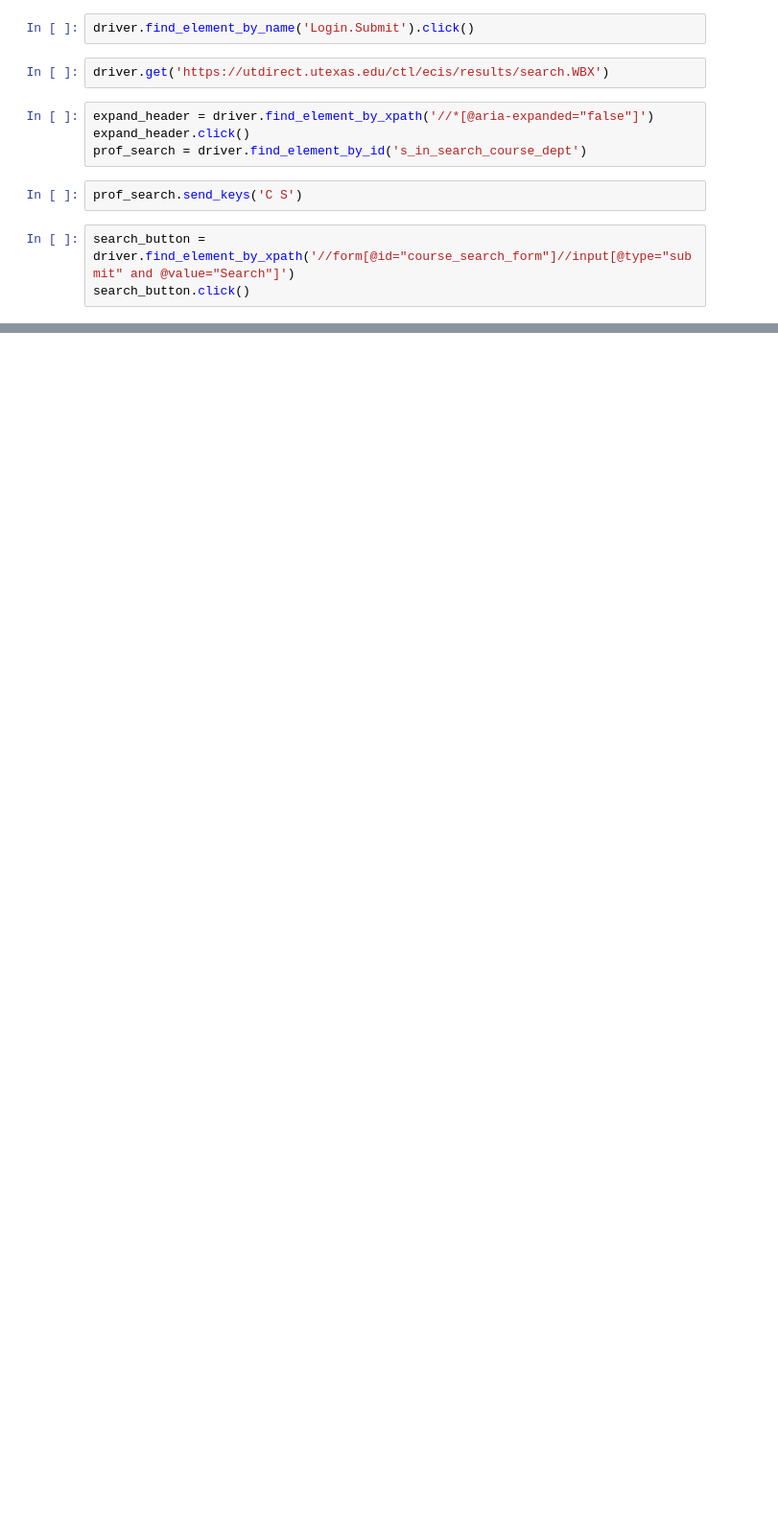
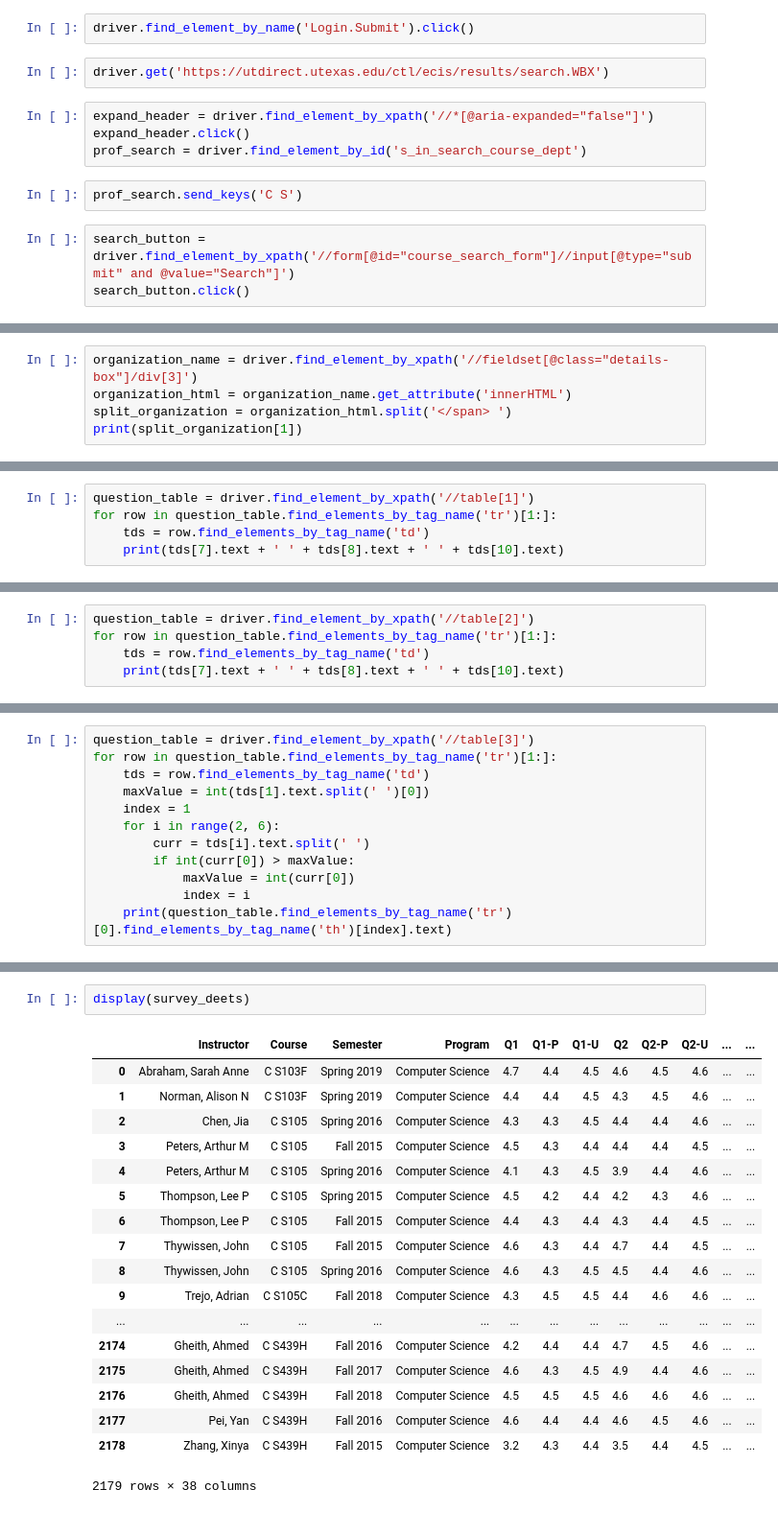
Before and after one commit to TxConvergentAdmin/bt-f19-nlp--school, a Jupyter notebook: ratings/CIS scrape prototype.ipynb, the cells around one changed output, grey strips where cells are left out. Shown: that part at 96% size. Drawn from its saved outputs; the diff is of its cells as text; blank space fills up the shorter version.

Commit message:
finished cis scraping + csv of cs course data

```diff
--- a/ratings/CIS scrape prototype.ipynb
+++ b/ratings/CIS scrape prototype.ipynb
@@ -49,0 +95,5 @@ https://utdirect.utexas.edu/ctl/ecis/results/view_results.WBX?s_me_cis_id=200995
+# %%
+organization_name = driver.find_element_by_xpath('//fieldset[@class="details-box"]/div[3]')
+organization_html = organization_name.get_attribute('innerHTML')
+split_organization = organization_html.split('</span> ')
+print(split_organization[1])
@@ -49,0 +102,5 @@ https://utdirect.utexas.edu/ctl/ecis/results/view_results.WBX?s_me_cis_id=200995
+# %%
+question_table = driver.find_element_by_xpath('//table[1]')
+for row in question_table.find_elements_by_tag_name('tr')[1:]:
+    tds = row.find_elements_by_tag_name('td')
+    print(tds[7].text + ' ' + tds[8].text + ' ' + tds[10].text)
@@ -49,0 +117,5 @@ https://utdirect.utexas.edu/ctl/ecis/results/view_results.WBX?s_me_cis_id=200995
+# %%
+question_table = driver.find_element_by_xpath('//table[2]')
+for row in question_table.find_elements_by_tag_name('tr')[1:]:
+    tds = row.find_elements_by_tag_name('td')
+    print(tds[7].text + ' ' + tds[8].text + ' ' + tds[10].text)
@@ -49,0 +125,12 @@ https://utdirect.utexas.edu/ctl/ecis/results/view_results.WBX?s_me_cis_id=200995
+# %%
+question_table = driver.find_element_by_xpath('//table[3]')
+for row in question_table.find_elements_by_tag_name('tr')[1:]:
+    tds = row.find_elements_by_tag_name('td')
+    maxValue = int(tds[1].text.split(' ')[0])
+    index = 1
+    for i in range(2, 6):
+        curr = tds[i].text.split(' ')
+        if int(curr[0]) > maxValue:
+            maxValue = int(curr[0])
+            index = i
+    print(question_table.find_elements_by_tag_name('tr')[0].find_elements_by_tag_name('th')[index].text)
@@ -49,0 +205,21 @@ https://utdirect.utexas.edu/ctl/ecis/results/view_results.WBX?s_me_cis_id=200995
+# %%
+display(survey_deets)
+# %% [output]
+|  | Instructor | Course | Semester | Program | Q1 | Q1-P | Q1-U | Q2 | Q2-P | Q2-U | ... | ... |
+| 0 | Abraham, Sarah Anne | C S103F | Spring 2019 | Computer Science | 4.7 | 4.4 | 4.5 | 4.6 | 4.5 | 4.6 | ... | ... |
+| 1 | Norman, Alison N | C S103F | Spring 2019 | Computer Science | 4.4 | 4.4 | 4.5 | 4.3 | 4.5 | 4.6 | ... | ... |
+| 2 | Chen, Jia | C S105 | Spring 2016 | Computer Science | 4.3 | 4.3 | 4.5 | 4.4 | 4.4 | 4.6 | ... | ... |
+| 3 | Peters, Arthur M | C S105 | Fall 2015 | Computer Science | 4.5 | 4.3 | 4.4 | 4.4 | 4.4 | 4.5 | ... | ... |
+| 4 | Peters, Arthur M | C S105 | Spring 2016 | Computer Science | 4.1 | 4.3 | 4.5 | 3.9 | 4.4 | 4.6 | ... | ... |
+| 5 | Thompson, Lee P | C S105 | Spring 2015 | Computer Science | 4.5 | 4.2 | 4.4 | 4.2 | 4.3 | 4.6 | ... | ... |
+| 6 | Thompson, Lee P | C S105 | Fall 2015 | Computer Science | 4.4 | 4.3 | 4.4 | 4.3 | 4.4 | 4.5 | ... | ... |
+| 7 | Thywissen, John | C S105 | Fall 2015 | Computer Science | 4.6 | 4.3 | 4.4 | 4.7 | 4.4 | 4.5 | ... | ... |
+| 8 | Thywissen, John | C S105 | Spring 2016 | Computer Science | 4.6 | 4.3 | 4.5 | 4.5 | 4.4 | 4.6 | ... | ... |
+| 9 | Trejo, Adrian | C S105C | Fall 2018 | Computer Science | 4.3 | 4.5 | 4.5 | 4.4 | 4.6 | 4.6 | ... | ... |
+| ... | ... | ... | ... | ... | ... | ... | ... | ... | ... | ... | ... | ... |
+| 2174 | Gheith, Ahmed | C S439H | Fall 2016 | Computer Science | 4.2 | 4.4 | 4.4 | 4.7 | 4.5 | 4.6 | ... | ... |
+| 2175 | Gheith, Ahmed | C S439H | Fall 2017 | Computer Science | 4.6 | 4.3 | 4.5 | 4.9 | 4.4 | 4.6 | ... | ... |
+| 2176 | Gheith, Ahmed | C S439H | Fall 2018 | Computer Science | 4.5 | 4.5 | 4.5 | 4.6 | 4.6 | 4.6 | ... | ... |
+| 2177 | Pei, Yan | C S439H | Fall 2016 | Computer Science | 4.6 | 4.4 | 4.4 | 4.6 | 4.5 | 4.6 | ... | ... |
+| 2178 | Zhang, Xinya | C S439H | Fall 2015 | Computer Science | 3.2 | 4.3 | 4.4 | 3.5 | 4.4 | 4.5 | ... | ... |
+2179 rows × 38 columns
```
Also changed, not shown: parts of 14 cells of this notebook, 1 other file.
